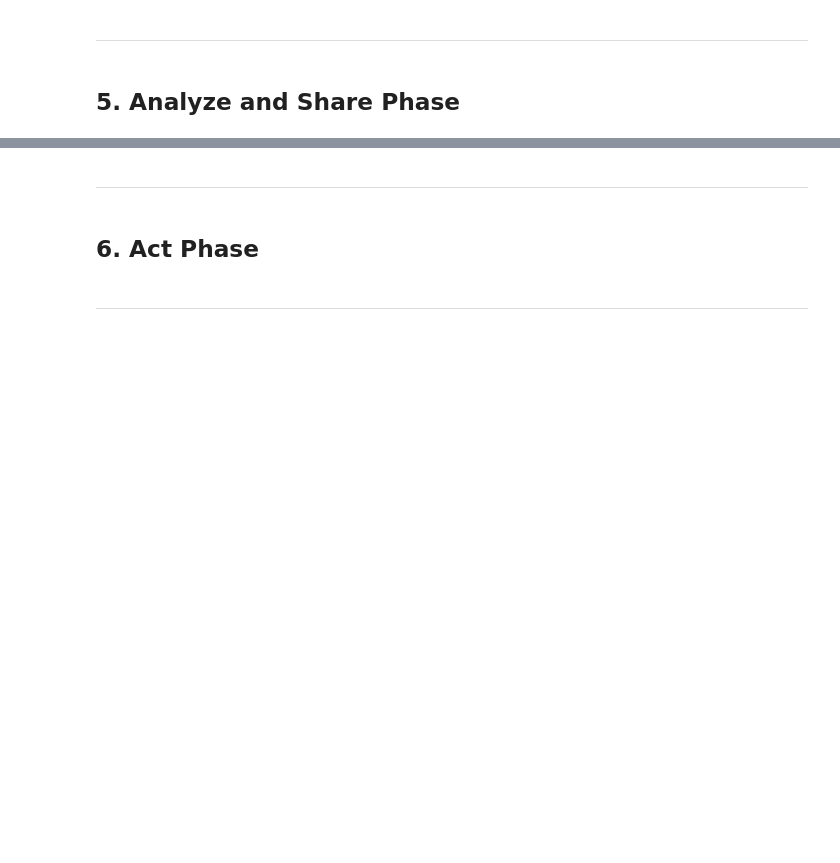
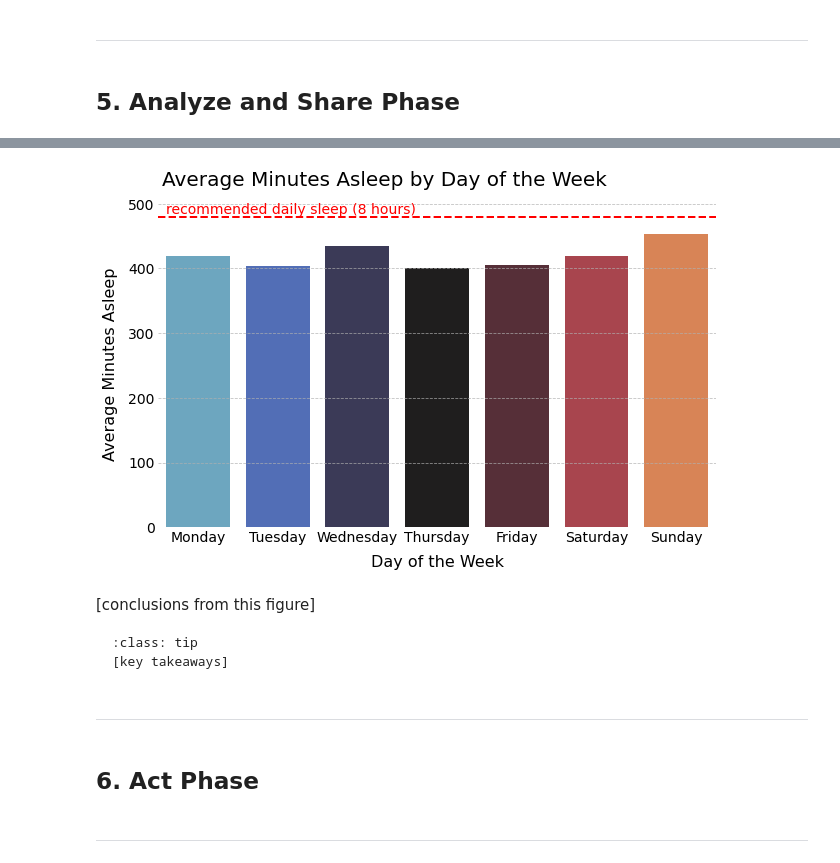
Before and after one commit to fahm1/portfolio, a Jupyter notebook: portfolio-book/_build/jupyter_execute/bellabeat_case_study/bellabeat_analysis.ipynb, the cells around one changed output, grey strips where cells are left out. Cells and saved outputs as stored; diff of their text form; code cells hidden in the pictures; blank space fills up the shorter version.

````diff
--- a/portfolio-book/_build/jupyter_execute/bellabeat_case_study/bellabeat_analysis.ipynb
+++ b/portfolio-book/_build/jupyter_execute/bellabeat_case_study/bellabeat_analysis.ipynb
@@ -461,3 +710,33 @@ text
+# %%
+fig, ax = plt.subplots(figsize=(12, 8), facecolor='w')
+plt.rcParams.update({'font.size': 14})
+
+sns.barplot(
+            data=df_day_activity_sleep, x='day_of_week', y='TotalMinutesAsleep',
+            order=WEEK_ORDER, palette='icefire', ci=None
+            )
+plt.text(x=-0.4, y=485, s='recommended daily sleep (8 hours)',
+         color='red', ha='left')
+plt.axhline(y=480, color='red', linestyle='--', linewidth=2)
+
+ax.set_xlabel('Day of the Week', fontsize=16, labelpad=10)
+ax.set_ylabel('Average Minutes Asleep', fontsize=16, labelpad=10)
+ax.tick_params(axis='both', size=0)
+
+ax.grid(axis='y', linestyle='--', alpha=0.8)
+sns.despine(bottom=True, left=True)
+fig.suptitle('Average Minutes Asleep by Day of the Week',
+             fontsize=20, x=0.13, y=0.95, ha='left')
+plt.show()
+# %% [output]
+[figure, added]
+# %% [markdown]
+[conclusions from this figure]
+
+```{admonition} Key Takeaways:
+:class: tip
+[key takeaways]
+```
 # %% [markdown]
 ---
 # %% [markdown]
````
Also changed, not shown: parts of 92 cells of this notebook, 48 other files.
